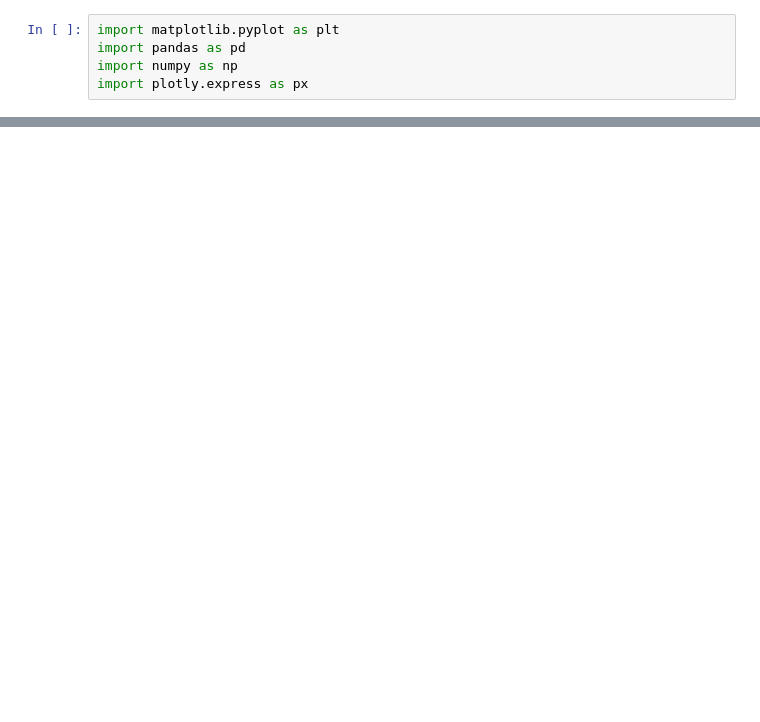
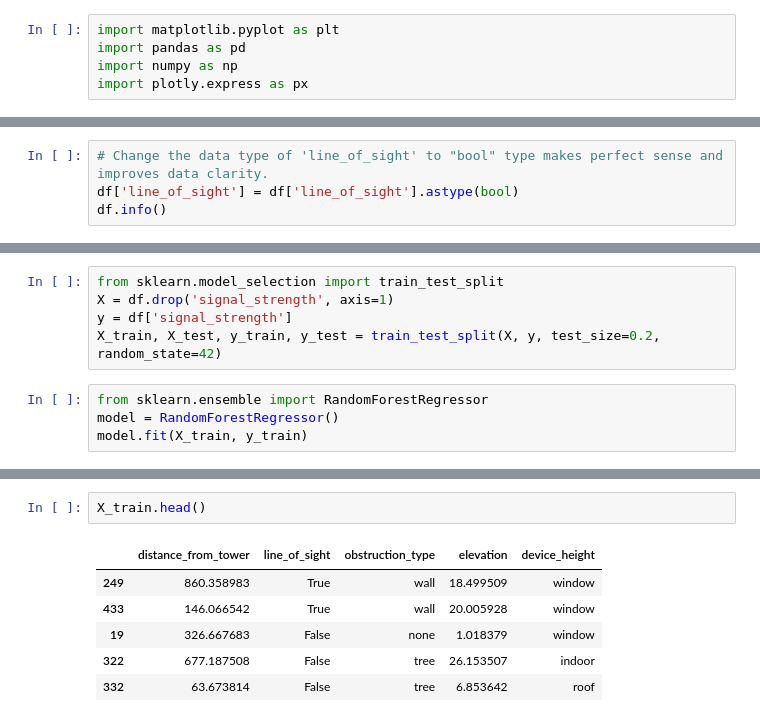
Before and after one commit to padaungthar/ai-based-telecom, a Jupyter notebook: ai-based_RSSI_Predication.ipynb, the cells around one changed output, grey strips where cells are left out. Cells and saved outputs as stored; diff of their text form; blank space fills up the shorter version.

```diff
--- a/ai-based_RSSI_Predication.ipynb
+++ b/ai-based_RSSI_Predication.ipynb
@@ -192,0 +40,4 @@ dtype: int64
+# %%
+# Change the data type of 'line_of_sight' to "bool" type makes perfect sense and improves data clarity.
+df['line_of_sight'] = df['line_of_sight'].astype(bool)
+df.info()
@@ -192,0 +58,9 @@ dtype: int64
+# %%
+from sklearn.model_selection import train_test_split
+X = df.drop('signal_strength', axis=1)
+y = df['signal_strength']
+X_train, X_test, y_train, y_test = train_test_split(X, y, test_size=0.2, random_state=42)
+# %%
+from sklearn.ensemble import RandomForestRegressor
+model = RandomForestRegressor()
+model.fit(X_train, y_train)
@@ -192,0 +84,9 @@ dtype: int64
+# %%
+X_train.head()
+# %% [output]
+|  | distance_from_tower | line_of_sight | obstruction_type | elevation | device_height |
+| 249 | 860.358983 | True | wall | 18.499509 | window |
+| 433 | 146.066542 | True | wall | 20.005928 | window |
+| 19 | 326.667683 | False | none | 1.018379 | window |
+| 322 | 677.187508 | False | tree | 26.153507 | indoor |
+| 332 | 63.673814 | False | tree | 6.853642 | roof |
```
Also changed, not shown: parts of 16 cells of this notebook.
